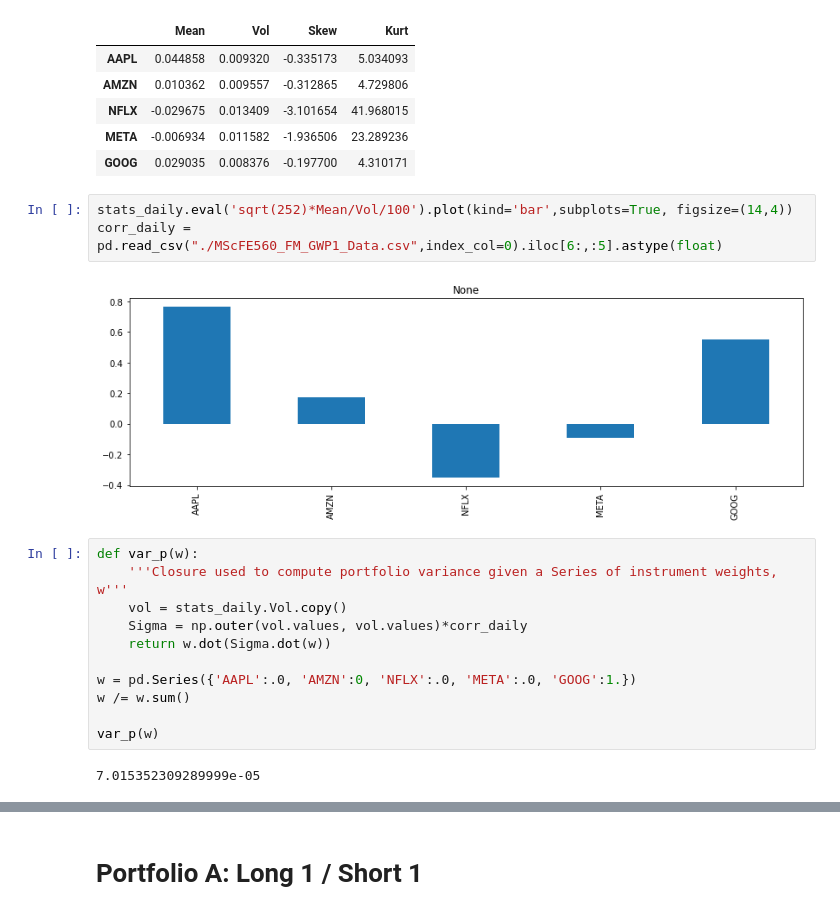
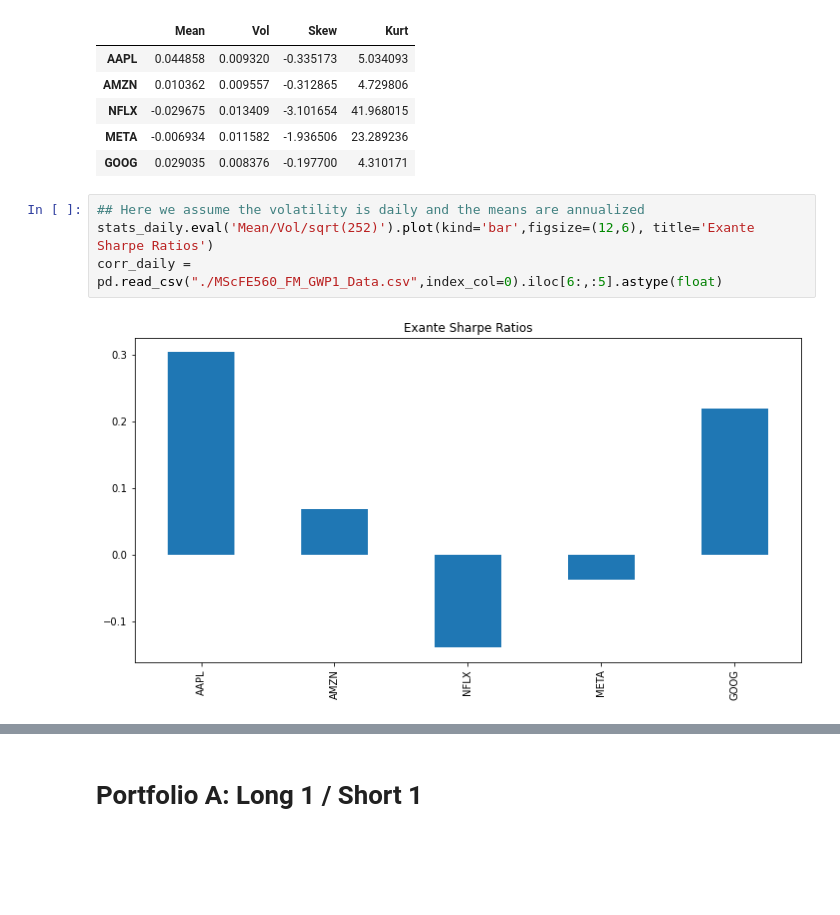
Before and after one commit to zharl/WorldQuantUniversity, a Jupyter notebook: FE560 Financial Markets/report.ipynb, the cells around one changed output, grey strips where cells are left out. Drawn from its saved outputs; the diff is of its cells as text; blank space fills up the shorter version.

```diff
--- a/FE560 Financial Markets/report.ipynb
+++ b/FE560 Financial Markets/report.ipynb
@@ -18,20 +19,8 @@ stats_daily
 | META | -0.006934 | 0.011582 | -1.936506 | 23.289236 |
 | GOOG | 0.029035 | 0.008376 | -0.197700 | 4.310171 |
 # %%
-stats_daily.eval('sqrt(252)*Mean/Vol/100').plot(kind='bar',subplots=True, figsize=(14,4))
+## Here we assume the volatility is daily and the means are annualized
+stats_daily.eval('Mean/Vol/sqrt(252)').plot(kind='bar',figsize=(12,6), title='Exante Sharpe Ratios')
 corr_daily = pd.read_csv("./MScFE560_FM_GWP1_Data.csv",index_col=0).iloc[6:,:5].astype(float)
 # %% [output]
-[figure, old version]
+[figure, new version]
-# %%
-def var_p(w):
-    '''Closure used to compute portfolio variance given a Series of instrument weights, w'''
-    vol = stats_daily.Vol.copy()
-    Sigma = np.outer(vol.values, vol.values)*corr_daily
-    return w.dot(Sigma.dot(w))
-
-w = pd.Series({'AAPL':.0, 'AMZN':0, 'NFLX':.0, 'META':.0, 'GOOG':1.})
-w /= w.sum()
-
-var_p(w)
-# %% [output]
-7.015352309289999e-05
```
Also changed, not shown: parts of 26 cells of this notebook, 2 other files.
